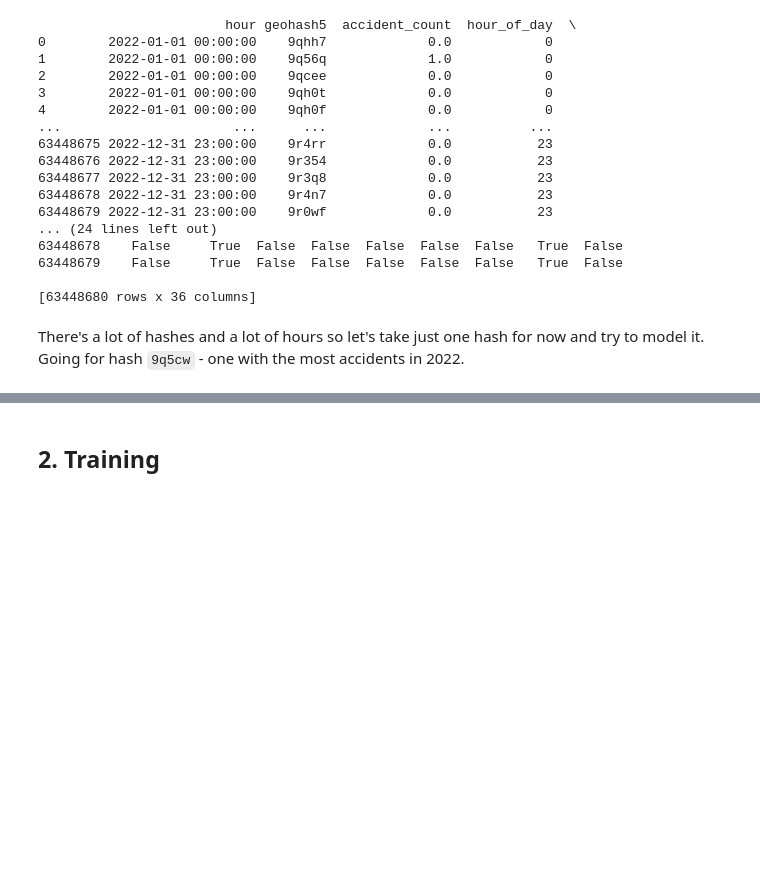
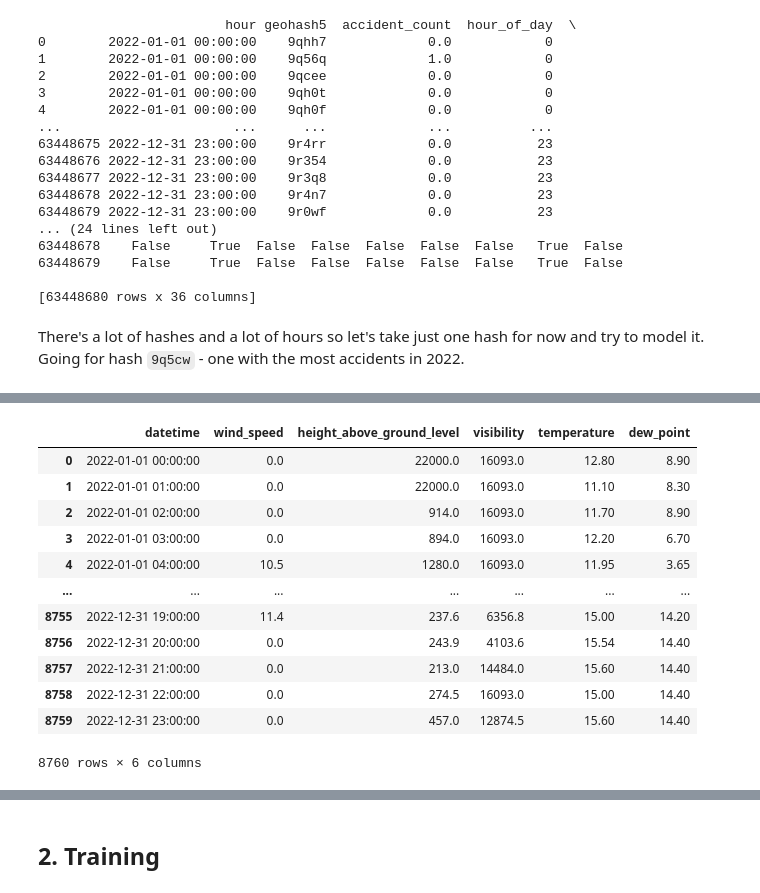
Before and after one commit to hrapek/mbml-us-accidents, a Jupyter notebook: ca_poisson_regression.ipynb, the cells around one changed output, grey strips where cells are left out. Drawn from its saved outputs; the diff is of its cells as text; code cells hidden in the pictures; blank space fills up the shorter version.

```diff
--- a/ca_poisson_regression.ipynb
+++ b/ca_poisson_regression.ipynb
@@ -184,0 +232,16 @@ one_hash_df
+# %%
+weather_df
+# %% [output]
+|  | datetime | wind_speed | height_above_ground_level | visibility | temperature | dew_point |
+| 0 | 2022-01-01 00:00:00 | 0.0 | 22000.0 | 16093.0 | 12.80 | 8.90 |
+| 1 | 2022-01-01 01:00:00 | 0.0 | 22000.0 | 16093.0 | 11.10 | 8.30 |
+| 2 | 2022-01-01 02:00:00 | 0.0 | 914.0 | 16093.0 | 11.70 | 8.90 |
+| 3 | 2022-01-01 03:00:00 | 0.0 | 894.0 | 16093.0 | 12.20 | 6.70 |
+| 4 | 2022-01-01 04:00:00 | 10.5 | 1280.0 | 16093.0 | 11.95 | 3.65 |
+| ... | ... | ... | ... | ... | ... | ... |
+| 8755 | 2022-12-31 19:00:00 | 11.4 | 237.6 | 6356.8 | 15.00 | 14.20 |
+| 8756 | 2022-12-31 20:00:00 | 0.0 | 243.9 | 4103.6 | 15.54 | 14.40 |
+| 8757 | 2022-12-31 21:00:00 | 0.0 | 213.0 | 14484.0 | 15.60 | 14.40 |
+| 8758 | 2022-12-31 22:00:00 | 0.0 | 274.5 | 16093.0 | 15.00 | 14.40 |
+| 8759 | 2022-12-31 23:00:00 | 0.0 | 457.0 | 12874.5 | 15.60 | 14.40 |
+8760 rows × 6 columns
```
Also changed, not shown: parts of 14 cells of this notebook, 1 other file.
